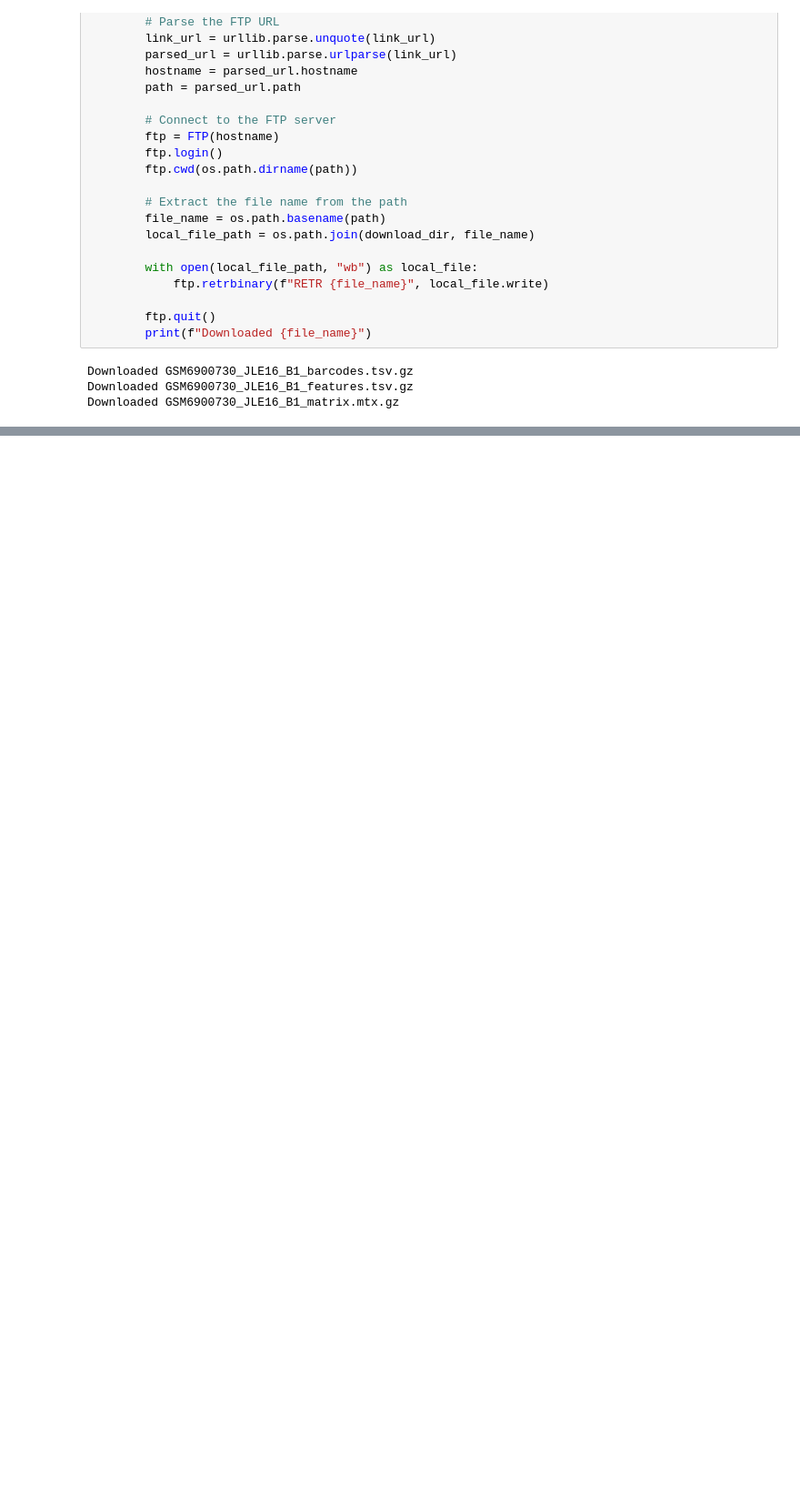
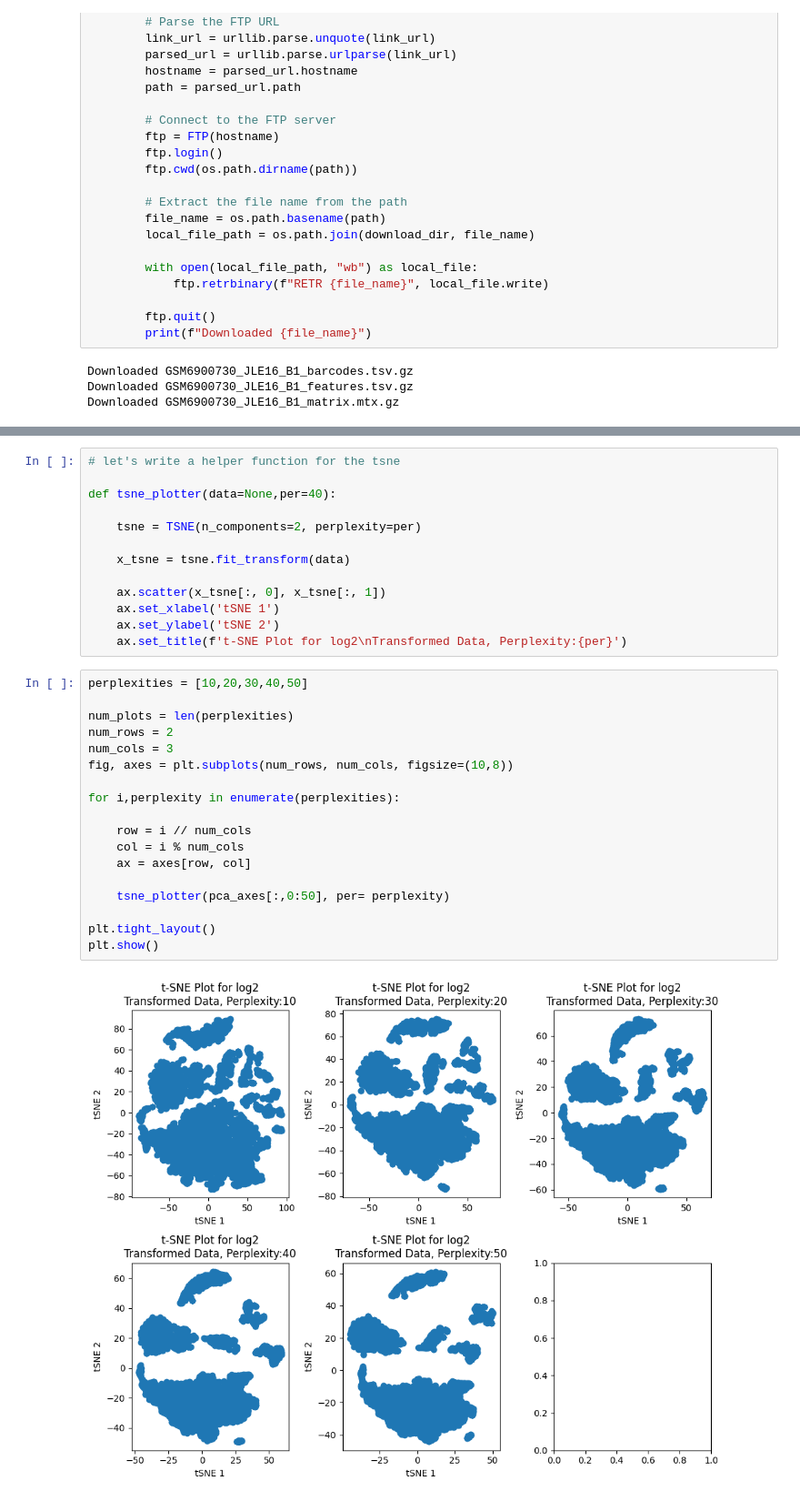
Before and after one commit to pipaber/Portfolio, a Jupyter notebook: posts/Naive_scRNA-Seq_analysis/naive_scrnaseq_analysis.ipynb, the cells around one changed output, grey strips where cells are left out. Shown at 91% size. Saved outputs shown, nothing was run; the diff lists cells and outputs as text; blank space fills up the shorter version.

```diff
--- a/posts/Naive_scRNA-Seq_analysis/naive_scrnaseq_analysis.ipynb
+++ b/posts/Naive_scRNA-Seq_analysis/naive_scrnaseq_analysis.ipynb
@@ -85,0 +123,33 @@ X_sc = scdata.X.toarray()
+# %%
+# let's write a helper function for the tsne
+
+def tsne_plotter(data=None,per=40):
+
+    tsne = TSNE(n_components=2, perplexity=per)
+
+    x_tsne = tsne.fit_transform(data)
+
+    ax.scatter(x_tsne[:, 0], x_tsne[:, 1])
+    ax.set_xlabel('tSNE 1')
+    ax.set_ylabel('tSNE 2')
+    ax.set_title(f't-SNE Plot for log2\nTransformed Data, Perplexity:{per}')
+# %%
+perplexities = [10,20,30,40,50]
+
+num_plots = len(perplexities)
+num_rows = 2
+num_cols = 3
+fig, axes = plt.subplots(num_rows, num_cols, figsize=(10,8))
+
+for i,perplexity in enumerate(perplexities):
+
+    row = i // num_cols
+    col = i % num_cols
+    ax = axes[row, col]
+
+    tsne_plotter(pca_axes[:,0:50], per= perplexity)
+
+plt.tight_layout()
+plt.show()
+# %% [output]
+[figure, added]
```
Also changed, not shown: parts of 10 cells of this notebook.
